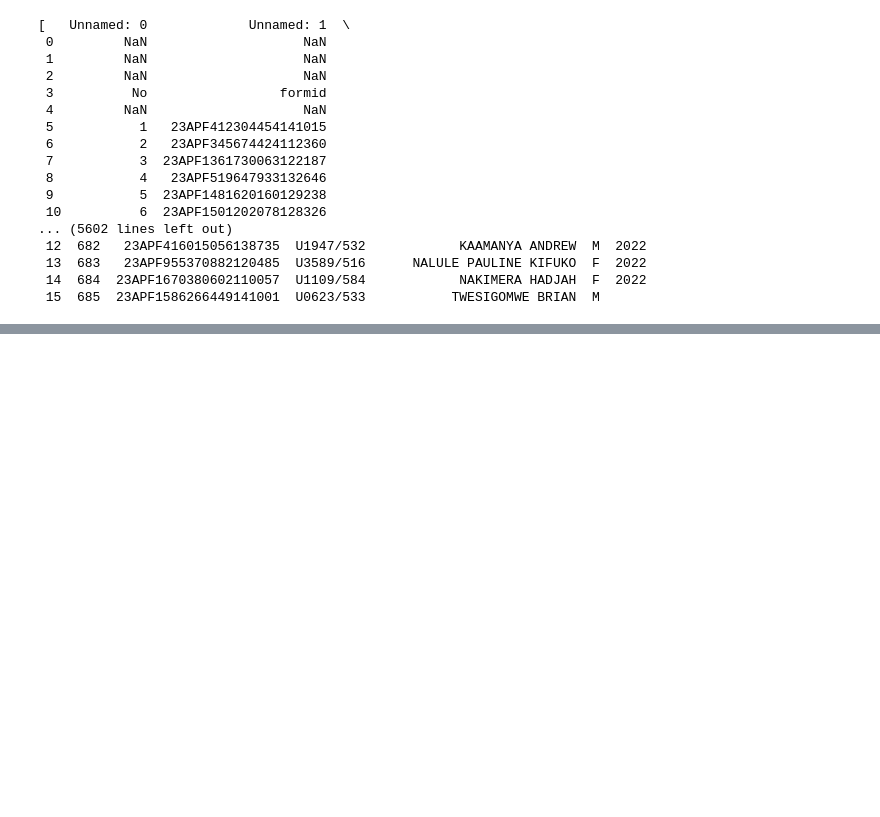
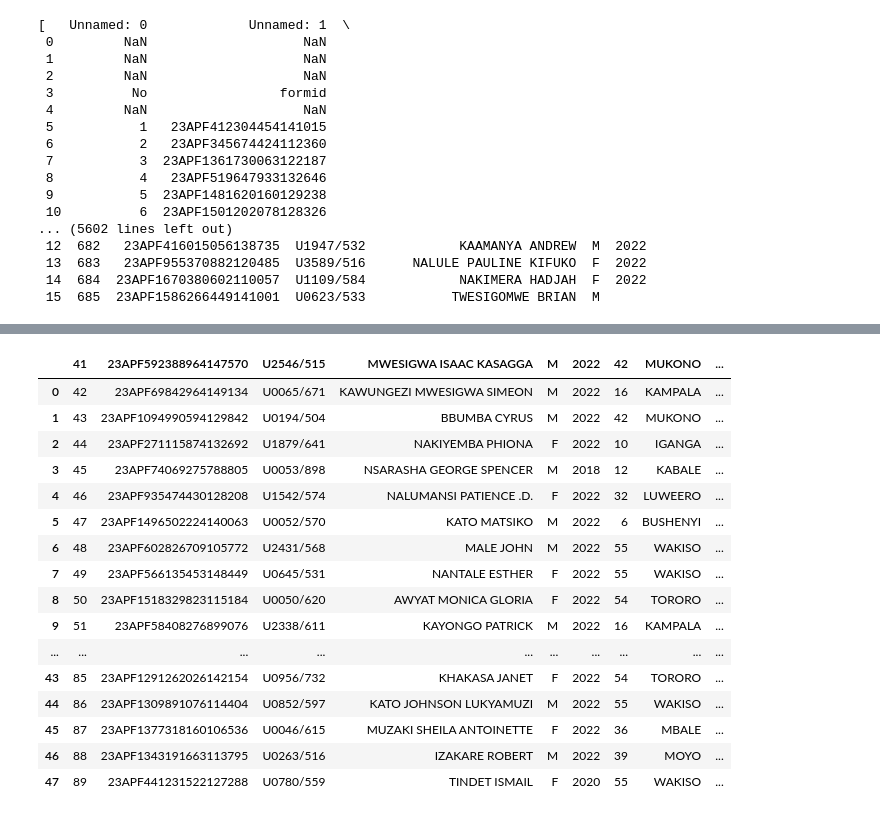
Before and after one commit to Njosephine/Linux_python, a Jupyter notebook: data.ipynb, the cells around one changed output, grey strips where cells are left out. Drawn from its saved outputs; the diff is of its cells as text; code cells hidden in the pictures; blank space fills up the shorter version.

```diff
--- a/data.ipynb
+++ b/data.ipynb
@@ -40,3 +41,7 @@ No module named 'jpype'
  13  683   23APF955370882120485  U3589/516      NALULE PAULINE KIFUKO  F  2022
  14  684  23APF1670380602110057  U1109/584            NAKIMERA HADJAH  F  2022
  15  685  23APF1586266449141001  U0623/533           TWESIGOMWE BRIAN  M
+# %%
+#reads the pdf file named mak.pdf and the outputs the number of pages contained in a pdf
+mak23 = tabula.read_pdf("Data/mak.pdf", pages ="all")
+print(len(mak23))
@@ -42,0 +71,21 @@ No module named 'jpype'
+# %%
+#outputs the second page that is extracted from the pdf
+mak23[1]
+# %% [output]
+|  | 41 | 23APF592388964147570 | U2546/515 | MWESIGWA ISAAC KASAGGA | M | 2022 | 42 | MUKONO | ... |
+| 0 | 42 | 23APF69842964149134 | U0065/671 | KAWUNGEZI MWESIGWA SIMEON | M | 2022 | 16 | KAMPALA | ... |
+| 1 | 43 | 23APF1094990594129842 | U0194/504 | BBUMBA CYRUS | M | 2022 | 42 | MUKONO | ... |
+| 2 | 44 | 23APF271115874132692 | U1879/641 | NAKIYEMBA PHIONA | F | 2022 | 10 | IGANGA | ... |
+| 3 | 45 | 23APF74069275788805 | U0053/898 | NSARASHA GEORGE SPENCER | M | 2018 | 12 | KABALE | ... |
+| 4 | 46 | 23APF935474430128208 | U1542/574 | NALUMANSI PATIENCE .D. | F | 2022 | 32 | LUWEERO | ... |
+| 5 | 47 | 23APF1496502224140063 | U0052/570 | KATO MATSIKO | M | 2022 | 6 | BUSHENYI | ... |
+| 6 | 48 | 23APF602826709105772 | U2431/568 | MALE JOHN | M | 2022 | 55 | WAKISO | ... |
+| 7 | 49 | 23APF566135453148449 | U0645/531 | NANTALE ESTHER | F | 2022 | 55 | WAKISO | ... |
+| 8 | 50 | 23APF1518329823115184 | U0050/620 | AWYAT MONICA GLORIA | F | 2022 | 54 | TORORO | ... |
+| 9 | 51 | 23APF58408276899076 | U2338/611 | KAYONGO PATRICK | M | 2022 | 16 | KAMPALA | ... |
+| ... | ... | ... | ... | ... | ... | ... | ... | ... | ... |
+| 43 | 85 | 23APF1291262026142154 | U0956/732 | KHAKASA JANET | F | 2022 | 54 | TORORO | ... |
+| 44 | 86 | 23APF1309891076114404 | U0852/597 | KATO JOHNSON LUKYAMUZI | M | 2022 | 55 | WAKISO | ... |
+| 45 | 87 | 23APF1377318160106536 | U0046/615 | MUZAKI SHEILA ANTOINETTE | F | 2022 | 36 | MBALE | ... |
+| 46 | 88 | 23APF1343191663113795 | U0263/516 | IZAKARE ROBERT | M | 2022 | 39 | MOYO | ... |
+| 47 | 89 | 23APF441231522127288 | U0780/559 | TINDET ISMAIL | F | 2020 | 55 | WAKISO | ... |
```
Also changed, not shown: parts of 3 cells of this notebook, 13 other files.
